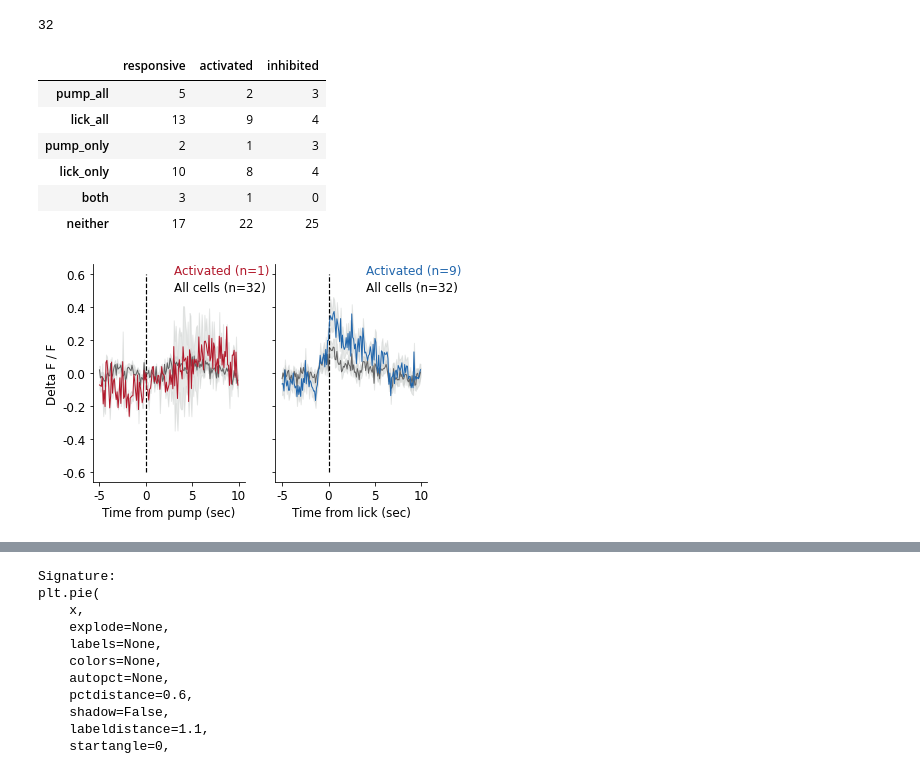
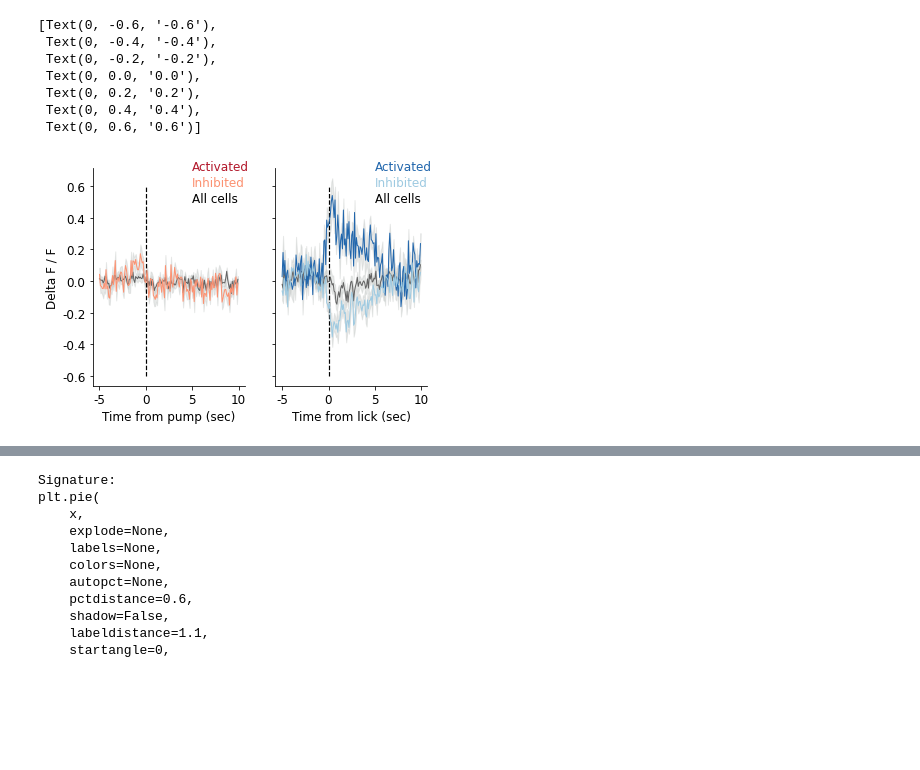
Before and after one commit to jetsetmette/VGP, a Jupyter notebook: notebooks/BNA_figs_representative.ipynb, the cells around one changed output, grey strips where cells are left out. Cells and saved outputs as stored; diff of their text form; code cells hidden in the pictures; blank space fills up the shorter version.

Commit message:
Made new graphs for sessions 1, 2 and 3

```diff
--- a/notebooks/BNA_figs_representative.ipynb
+++ b/notebooks/BNA_figs_representative.ipynb
@@ -117,15 +160,3 @@ f.savefig("..//output//heatmap_allcells.png")
-# %%
-print(len(C1['pump_responsive']))
-C1['df_responsive']
-# %% [output]
-32
-|  | responsive | activated | inhibited |
-| pump_all | 5 | 2 | 3 |
-| lick_all | 13 | 9 | 4 |
-| pump_only | 2 | 1 | 3 |
-| lick_only | 10 | 8 | 4 |
-| both | 3 | 1 | 0 |
-| neither | 17 | 22 | 25 |
 # %%
 # shaded error plots to show activation Casein 1
 
@@ -133,41 +164,64 @@ f, ax = plt.subplots(ncols=2, sharey=True)
 
 y1 = np.mean(C1["pump_snips_all"], axis=1)
 y1_resp = np.mean(C1["pump_snips_all"][np.where(C1["pump_responsive"] == 1)], axis=1)
+y2_resp = np.mean(C1["pump_snips_all"][np.where(C1["pump_responsive"] == -1)], axis=1)
 
-ax[0].text(80, 0.5, "All cells (n=32)", size=12)
-ax[0].text(80, 0.6, "Activated (n=1)", color="#b2182b",size=12)
+# print('all cells',len(C3["pump_snips_all"]))
+# print('pump act cells',len ((C3["pump_snips_all"][np.where(C2["pump_responsive"] == 1)])))
+# print('pump inhib cells',len ((C2["pump_snips_all"][np.where(C2["pump_responsive"] == -1)])))
+
+ax[0].text(100, 0.5, "All cells", size=12)
+ax[0].text(100, 0.7, "Activated", color="#b2182b",size=12)
+ax[0].text(100, 0.6, "Inhibited", color="#fc9272",size=12)
 
 ax[0].vlines([50],-0.6,0.6, color="black", linestyle="--", linewidth=1.2)
 
 tp.shadedError(ax[0], y1, linecolor="#636363")
 tp.shadedError(ax[0], y1_resp, linecolor="#b2182b")
+tp.shadedError(ax[0], y2_resp, linecolor="#fc9272")
+
 
 y2 = np.mean(C1["lick_snips_all"], axis=1)
-y2_resp = np.mean(C1["lick_snips_all"][np.where(C1["lick_responsive"] == 1)], axis=1)
+y3_resp = np.mean(C1["lick_snips_all"][np.where(C1["lick_responsive"] == 1)], axis=1)
+y4_resp = np.mean(C1["lick_snips_all"][np.where(C1["lick_responsive"] == -1)], axis=1)
+
+# print('all cells',len(C2["lick_snips_all"]))
+# print('lick act cells',len ((C2["lick_snips_all"][np.where(C2["lick_responsive"] == 1)])))
+# print('lick inhib cells',len ((C2["lick_snips_all"][np.where(C2["lick_responsive"] == -1)])))
 
 tp.shadedError(ax[1], y2, linecolor="#636363")
-tp.shadedError(ax[1], y2_resp, linecolor="#2166ac")
+tp.shadedError(ax[1], y3_resp, linecolor="#2166ac")
+tp.shadedError(ax[1], y4_resp, linecolor="#9ecae1")
 
-ax[1].text(90, 0.5, "All cells (n=32)",size=12)
-ax[1].text(90, 0.6, "Activated (n=9)", color="#2166ac",size=12)
+
+ax[1].text(100, 0.5, "All cells", size=12)
+ax[1].text(100, 0.7, "Activated", color="#2166ac",size=12)
+ax[1].text(100, 0.6, "Inhibited", color="#9ecae1",size=12)
 
 ax[1].vlines([50],-0.6,0.6, color="black", linestyle="--",linewidth=1.2)
 
 
 for axis in ax:
     axis.set_xticks([0,50,100,150])
     axis.set_xticklabels(["-5", "0", "5", "10"],rotation=0, size=12)
     axis.spines["top"].set_visible(False)
     axis.spines["right"].set_visible(False)
 
 ax[0].set_xlabel("Time from pump (sec)", size=12)
 ax[1].set_xlabel("Time from lick (sec)", size=12)
 
 ax[0].set_ylabel("Delta F / F", size=12)
 ax[0].set_yticks([-0.6,-0.4,-0.2, 0.0, 0.2,0.4,0.6])
 ax[1].set_yticks([-0.6,-0.4,-0.2, 0.0, 0.2,0.4,0.6])
 ax[0].set_yticklabels([-0.6,-0.4,-0.2, 0.0, 0.2,0.4,0.6], size=12)
 
-f.savefig("..//output//shadederror.png")
+# f.savefig("..//output//shadederror.png")
 # %% [output]
+[Text(0, -0.6, '-0.6'),
+ Text(0, -0.4, '-0.4'),
+ Text(0, -0.2, '-0.2'),
+ Text(0, 0.0, '0.0'),
+ Text(0, 0.2, '0.2'),
+ Text(0, 0.4, '0.4'),
+ Text(0, 0.6, '0.6')]
-[figure, old version]
+[figure, new version]
```
Also changed, not shown: parts of 10 cells of this notebook.
